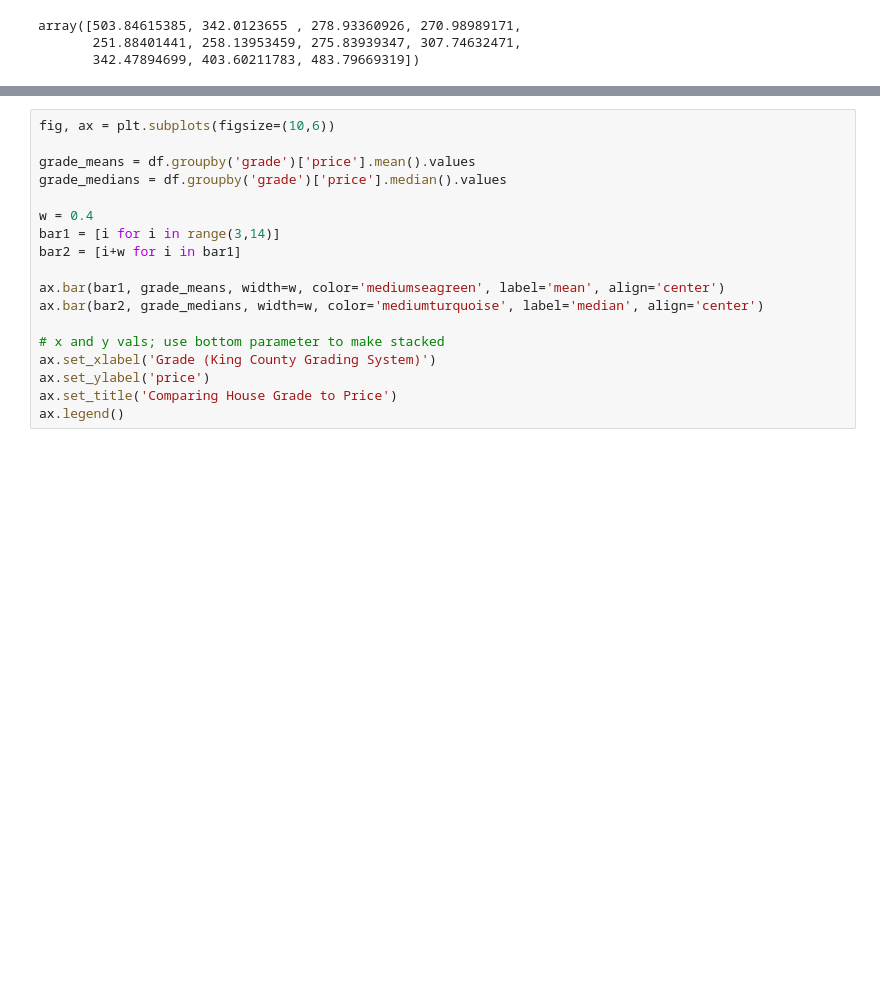
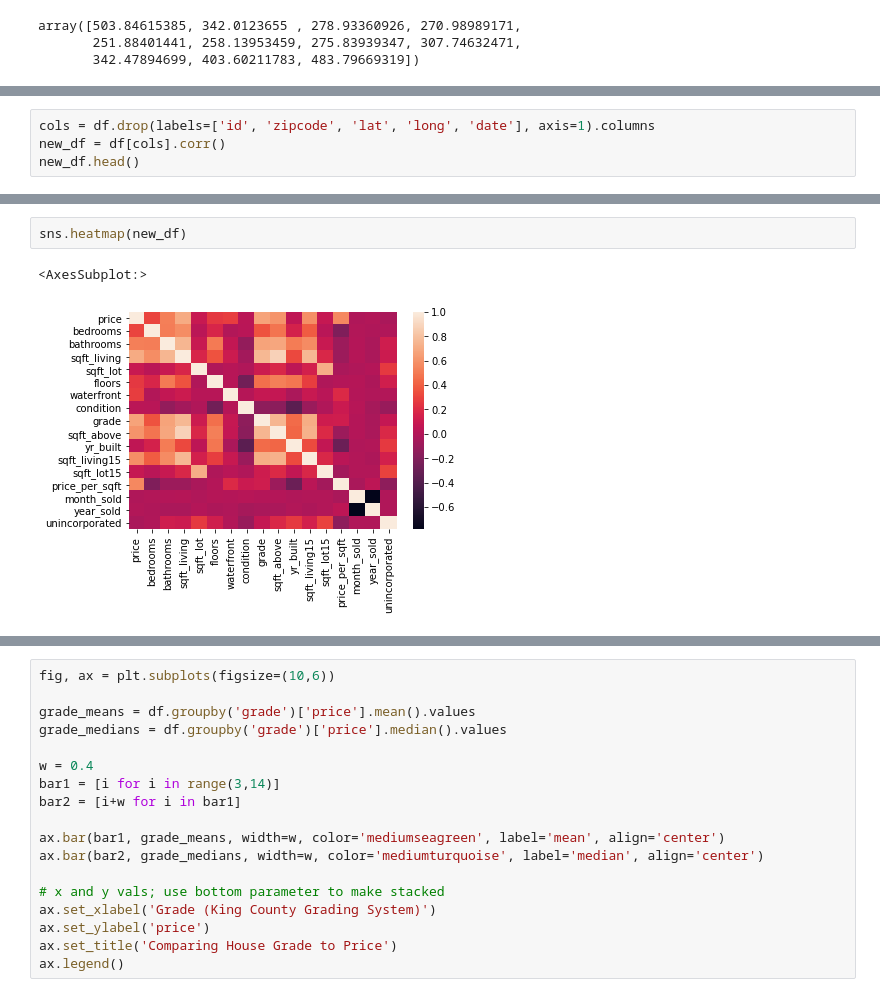
Before and after one commit to Luv2bnanook44/phase_2_project_quanggang, a Jupyter notebook: notebooks/jamie_notebook.ipynb, the cells around one changed output, grey strips where cells are left out. Saved outputs shown, nothing was run; the diff lists cells and outputs as text; blank space fills up the shorter version.

```diff
--- a/notebooks/jamie_notebook.ipynb
+++ b/notebooks/jamie_notebook.ipynb
@@ -162,0 +177,4 @@ array([503.84615385, 342.0123655 , 278.93360926, 270.98989171,
+# %%
+cols = df.drop(labels=['id', 'zipcode', 'lat', 'long', 'date'], axis=1).columns
+new_df = df[cols].corr()
+new_df.head()
@@ -162,0 +188,5 @@ array([503.84615385, 342.0123655 , 278.93360926, 270.98989171,
+# %%
+sns.heatmap(new_df)
+# %% [output]
+<AxesSubplot:>
+[figure, added]
```
Also changed, not shown: parts of 17 cells of this notebook.
